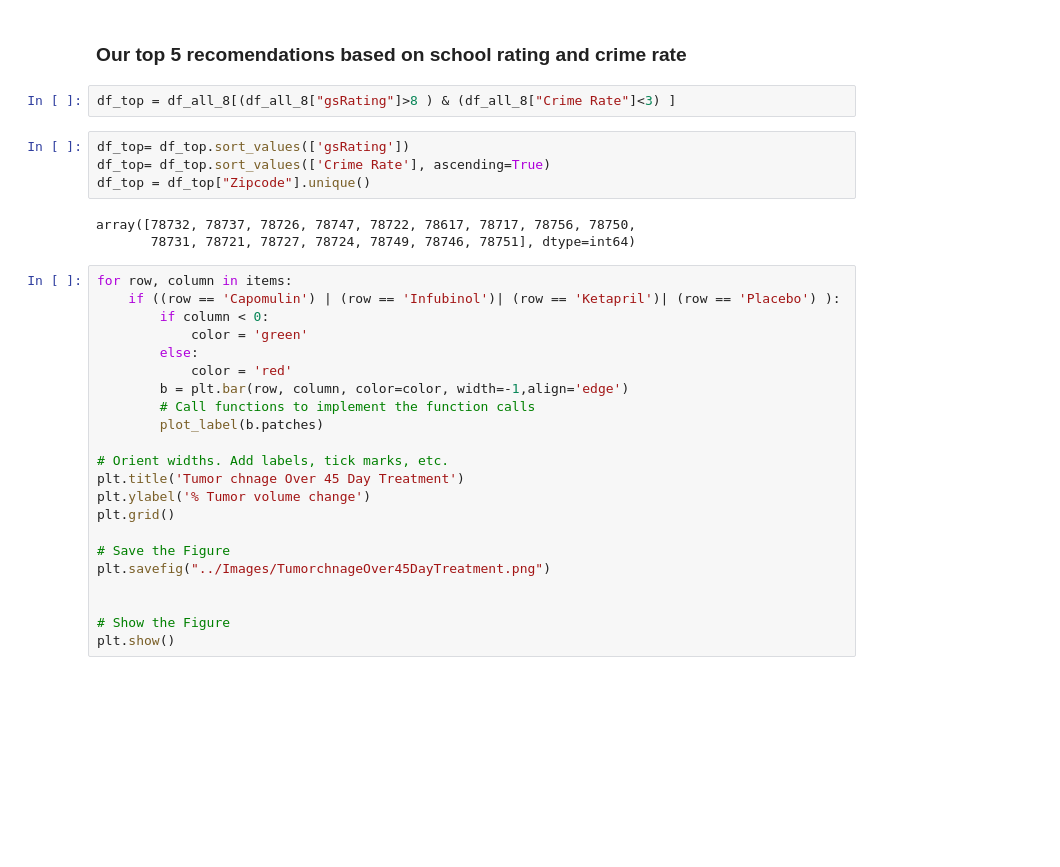
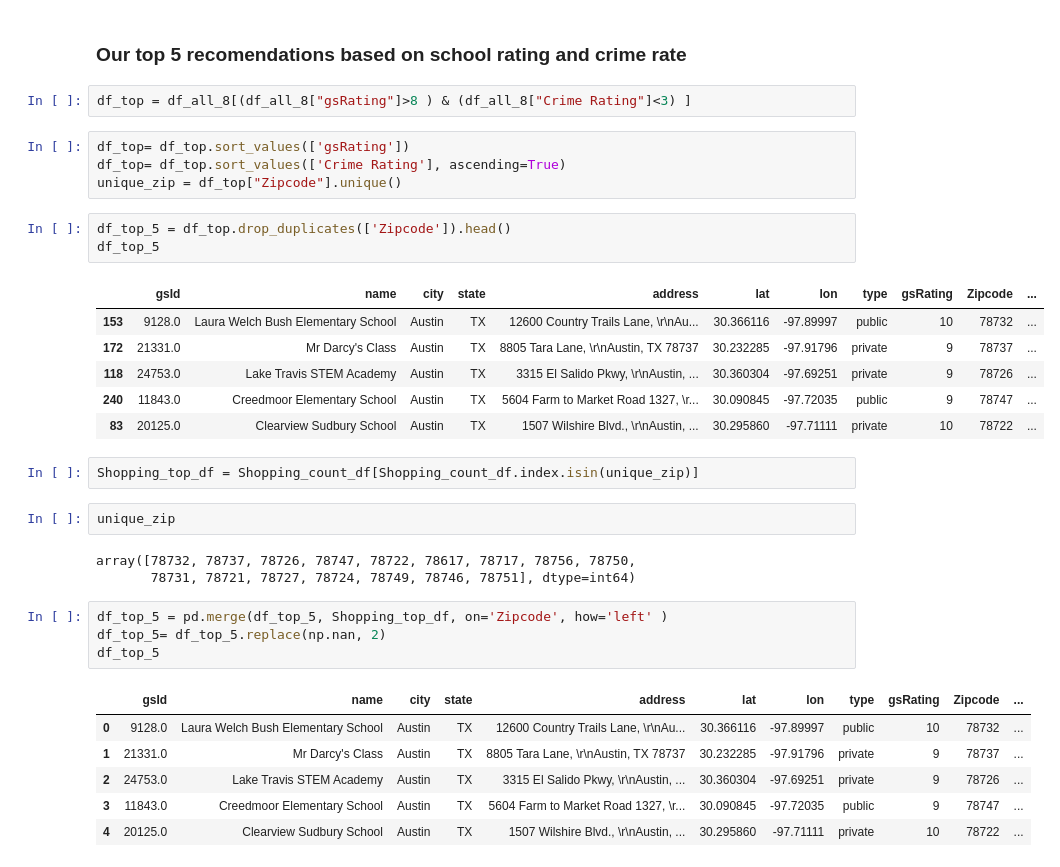
Before and after one commit to JoeDReynolds/yrelocate, a Jupyter notebook: Map Folium.ipynb, the cells around one changed output. Saved outputs shown, nothing was run; the diff lists cells and outputs as text; blank space fills up the shorter version.

```diff
--- a/Map Folium.ipynb
+++ b/Map Folium.ipynb
@@ -182,33 +206,36 @@ mp
 # %% [markdown]
 ### Our top 5 recomendations based on school rating and crime rate
 # %%
-df_top = df_all_8[(df_all_8["gsRating"]>8 ) & (df_all_8["Crime Rate"]<3) ]
+df_top = df_all_8[(df_all_8["gsRating"]>8 ) & (df_all_8["Crime Rating"]<3) ]
 # %%
 df_top= df_top.sort_values(['gsRating'])
-df_top= df_top.sort_values(['Crime Rate'], ascending=True)
-df_top = df_top["Zipcode"].unique()
+df_top= df_top.sort_values(['Crime Rating'], ascending=True)
+unique_zip = df_top["Zipcode"].unique()
-# %% [output]
-array([78732, 78737, 78726, 78747, 78722, 78617, 78717, 78756, 78750,
-       78731, 78721, 78727, 78724, 78749, 78746, 78751], dtype=int64)
-# %%
-for row, column in items:
-    if ((row == 'Capomulin') | (row == 'Infubinol')| (row == 'Ketapril')| (row == 'Placebo') ):
-        if column < 0:
-            color = 'green'
-        else:
-            color = 'red'
-        b = plt.bar(row, column, color=color, width=-1,align='edge')
-        # Call functions to implement the function calls
-        plot_label(b.patches)
-
-# Orient widths. Add labels, tick marks, etc.
-plt.title('Tumor chnage Over 45 Day Treatment')
-plt.ylabel('% Tumor volume change')
-plt.grid()
-
-# Save the Figure
-plt.savefig("../Images/TumorchnageOver45DayTreatment.png")
-
-
-# Show the Figure
-plt.show()
+# %%
+df_top_5 = df_top.drop_duplicates(['Zipcode']).head()
+df_top_5
+# %% [output]
+|  | gsId | name | city | state | address | lat | lon | type | gsRating | Zipcode | ... |
+| 153 | 9128.0 | Laura Welch Bush Elementary School | Austin | TX | 12600 Country Trails Lane, \r\nAu... | 30.366116 | -97.89997 | public | 10 | 78732 | ... |
+| 172 | 21331.0 | Mr Darcy's Class | Austin | TX | 8805 Tara Lane, \r\nAustin, TX 78737 | 30.232285 | -97.91796 | private | 9 | 78737 | ... |
+| 118 | 24753.0 | Lake Travis STEM Academy | Austin | TX | 3315 El Salido Pkwy, \r\nAustin, ... | 30.360304 | -97.69251 | private | 9 | 78726 | ... |
+| 240 | 11843.0 | Creedmoor Elementary School | Austin | TX | 5604 Farm to Market Road 1327, \r... | 30.090845 | -97.72035 | public | 9 | 78747 | ... |
+| 83 | 20125.0 | Clearview Sudbury School | Austin | TX | 1507 Wilshire Blvd., \r\nAustin, ... | 30.295860 | -97.71111 | private | 10 | 78722 | ... |
+# %%
+Shopping_top_df = Shopping_count_df[Shopping_count_df.index.isin(unique_zip)]
+# %%
+unique_zip
+# %% [output]
+array([78732, 78737, 78726, 78747, 78722, 78617, 78717, 78756, 78750,
+       78731, 78721, 78727, 78724, 78749, 78746, 78751], dtype=int64)
+# %%
+df_top_5 = pd.merge(df_top_5, Shopping_top_df, on='Zipcode', how='left' )
+df_top_5= df_top_5.replace(np.nan, 2)
+df_top_5
+# %% [output]
+|  | gsId | name | city | state | address | lat | lon | type | gsRating | Zipcode | ... |
+| 0 | 9128.0 | Laura Welch Bush Elementary School | Austin | TX | 12600 Country Trails Lane, \r\nAu... | 30.366116 | -97.89997 | public | 10 | 78732 | ... |
+| 1 | 21331.0 | Mr Darcy's Class | Austin | TX | 8805 Tara Lane, \r\nAustin, TX 78737 | 30.232285 | -97.91796 | private | 9 | 78737 | ... |
+| 2 | 24753.0 | Lake Travis STEM Academy | Austin | TX | 3315 El Salido Pkwy, \r\nAustin, ... | 30.360304 | -97.69251 | private | 9 | 78726 | ... |
+| 3 | 11843.0 | Creedmoor Elementary School | Austin | TX | 5604 Farm to Market Road 1327, \r... | 30.090845 | -97.72035 | public | 9 | 78747 | ... |
+| 4 | 20125.0 | Clearview Sudbury School | Austin | TX | 1507 Wilshire Blvd., \r\nAustin, ... | 30.295860 | -97.71111 | private | 10 | 78722 | ... |
```
Also changed, not shown: parts of 9 cells of this notebook, 1 other file.
